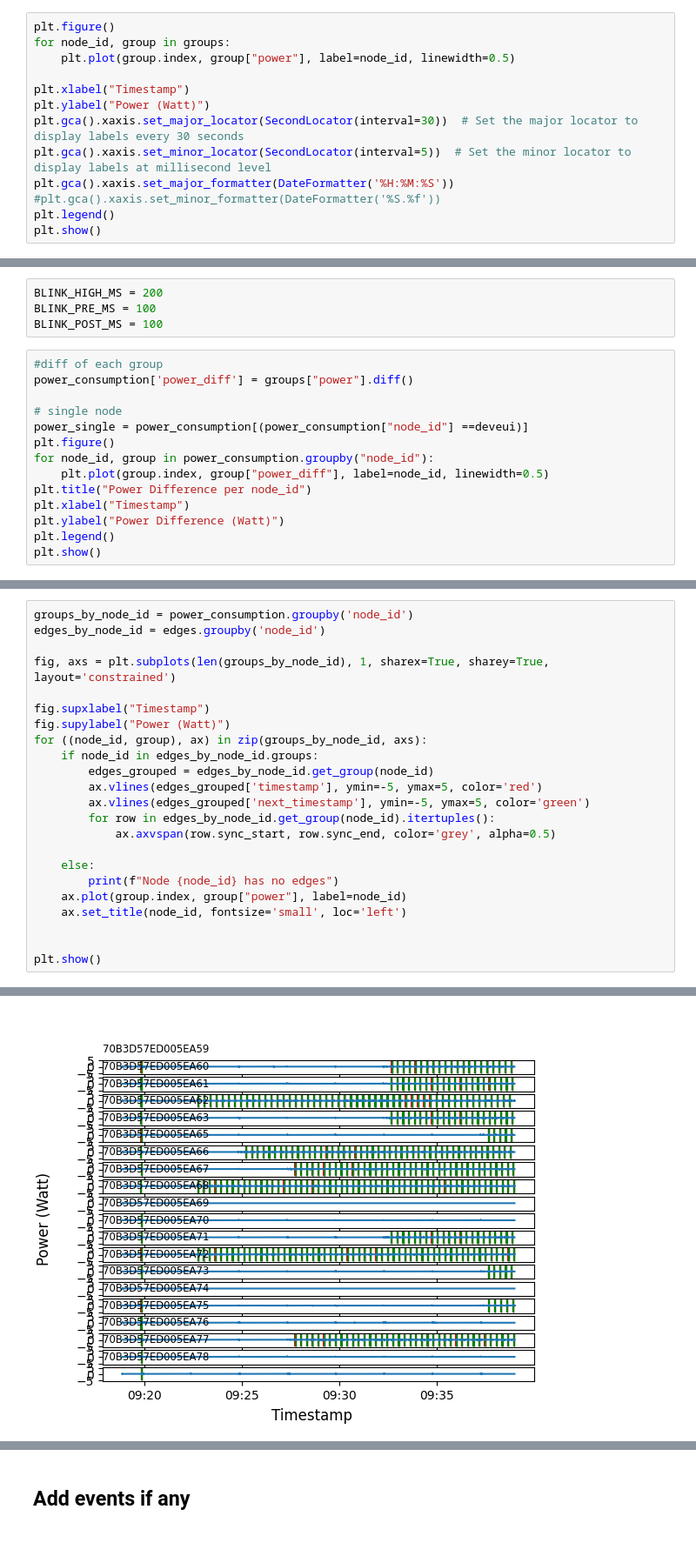
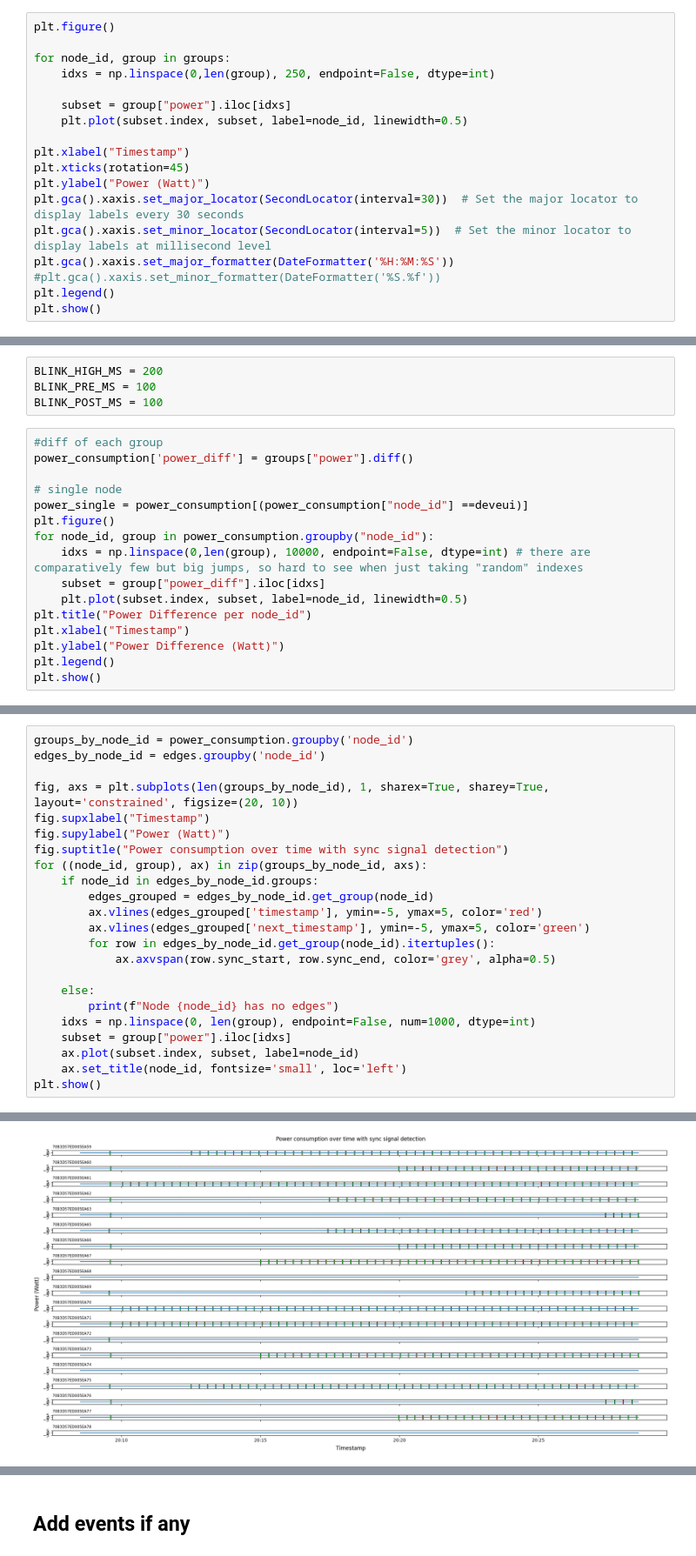
Before and after one commit to FlapKap/Terra-experiments, a Jupyter notebook: experiment/visualize.ipynb, the cells around one changed output, grey strips where cells are left out. Shown at 87% size. Drawn from its saved outputs; the diff is of its cells as text.

```diff
--- a/experiment/visualize.ipynb
+++ b/experiment/visualize.ipynb
@@ -150,10 +159,15 @@ Running query in 'duckdb'
 dict_keys(['70B3D57ED005EA59', '70B3D57ED005EA60', '70B3D57ED005EA61', '70B3D57ED005EA62', '70B3D57ED005EA63', '70B3D57ED005EA65', '70B3D57ED005EA66', '70B3D57ED005EA67', '70B3D57ED005EA68', '70B3D57E ...
 # %%
 plt.figure()
+
 for node_id, group in groups:
-    plt.plot(group.index, group["power"], label=node_id, linewidth=0.5)
+    idxs = np.linspace(0,len(group), 250, endpoint=False, dtype=int)
+
+    subset = group["power"].iloc[idxs]
+    plt.plot(subset.index, subset, label=node_id, linewidth=0.5)
 
 plt.xlabel("Timestamp")
+plt.xticks(rotation=45)
 plt.ylabel("Power (Watt)")
 plt.gca().xaxis.set_major_locator(SecondLocator(interval=30))  # Set the major locator to display labels every 30 seconds
 plt.gca().xaxis.set_minor_locator(SecondLocator(interval=5))  # Set the minor locator to display labels at millisecond level
@@ -193,7 +207,9 @@ power_consumption['power_diff'] = groups["power"].diff()
 power_single = power_consumption[(power_consumption["node_id"] ==deveui)]
 plt.figure()
 for node_id, group in power_consumption.groupby("node_id"):
-    plt.plot(group.index, group["power_diff"], label=node_id, linewidth=0.5)
+    idxs = np.linspace(0,len(group), 10000, endpoint=False, dtype=int) # there are comparatively few but big jumps, so hard to see when just taking "random" indexes
+    subset = group["power_diff"].iloc[idxs]
+    plt.plot(subset.index, subset, label=node_id, linewidth=0.5)
 plt.title("Power Difference per node_id")
 plt.xlabel("Timestamp")
 plt.ylabel("Power Difference (Watt)")
@@ -263,10 +279,10 @@ edges.head()
 groups_by_node_id = power_consumption.groupby('node_id')
 edges_by_node_id = edges.groupby('node_id')
 
-fig, axs = plt.subplots(len(groups_by_node_id), 1, sharex=True, sharey=True, layout='constrained')
-
+fig, axs = plt.subplots(len(groups_by_node_id), 1, sharex=True, sharey=True, layout='constrained', figsize=(20, 10))
 fig.supxlabel("Timestamp")
 fig.supylabel("Power (Watt)")
+fig.suptitle("Power consumption over time with sync signal detection")
 for ((node_id, group), ax) in zip(groups_by_node_id, axs):
     if node_id in edges_by_node_id.groups:
         edges_grouped = edges_by_node_id.get_group(node_id)
@@ -277,10 +293,10 @@ for ((node_id, group), ax) in zip(groups_by_node_id, axs):
 
     else:
         print(f"Node {node_id} has no edges")
-    ax.plot(group.index, group["power"], label=node_id)
+    idxs = np.linspace(0, len(group), endpoint=False, num=1000, dtype=int)
+    subset = group["power"].iloc[idxs]
+    ax.plot(subset.index, subset, label=node_id)
     ax.set_title(node_id, fontsize='small', loc='left')
-
-
 plt.show()
 # %% [output]
 Node 70B3D57ED005EA68 has no edges
@@ -288,4 +305,4 @@ Node 70B3D57ED005EA73 has no edges
-[figure, old version]
+[figure, new version]
 # %%
 # every loop starts with 2 sync signals right after each other
 # find all sync signals where the next start is very close to previous end
```
Also changed, not shown: parts of 43 cells of this notebook, 1 other file.
